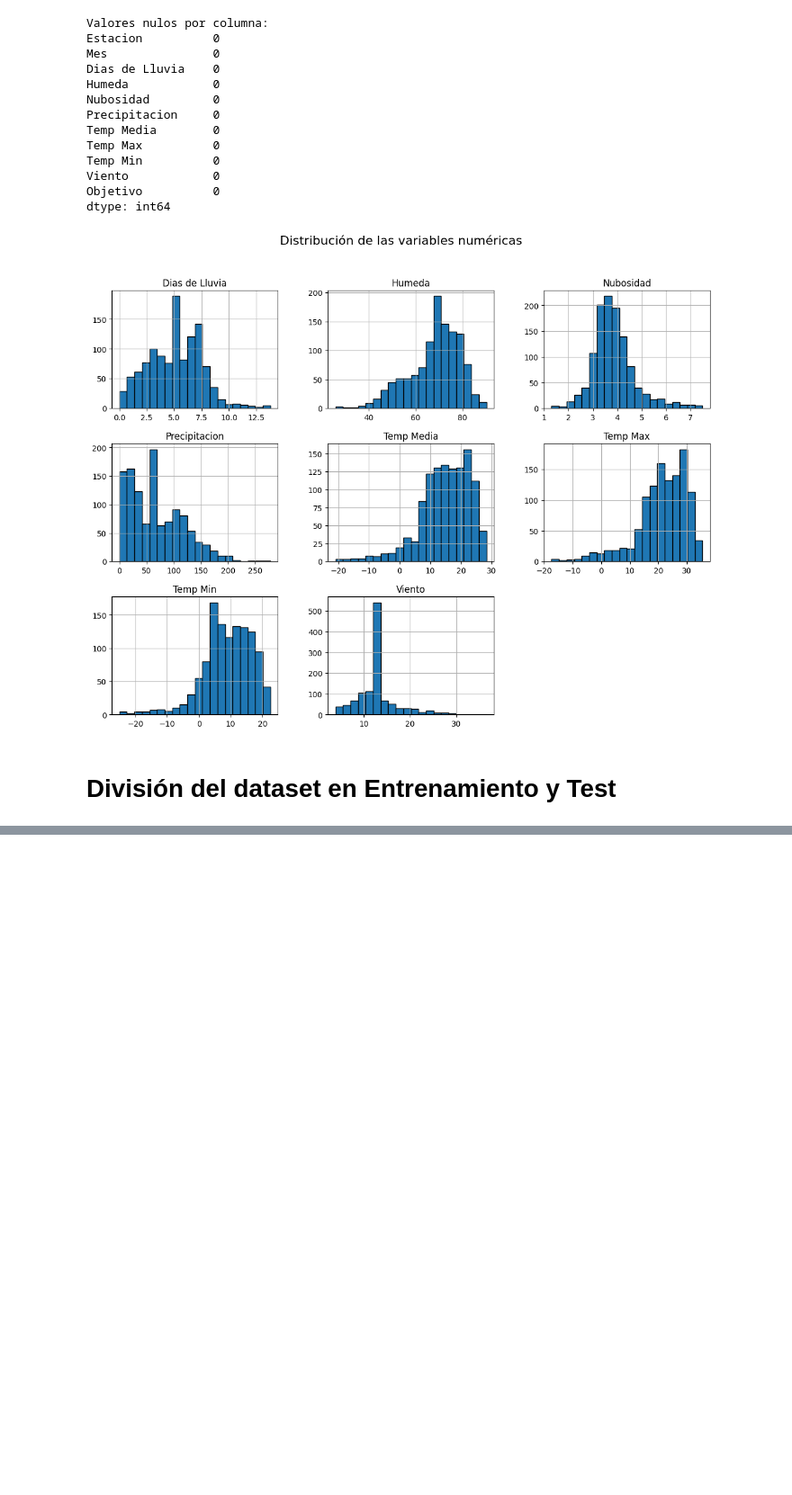
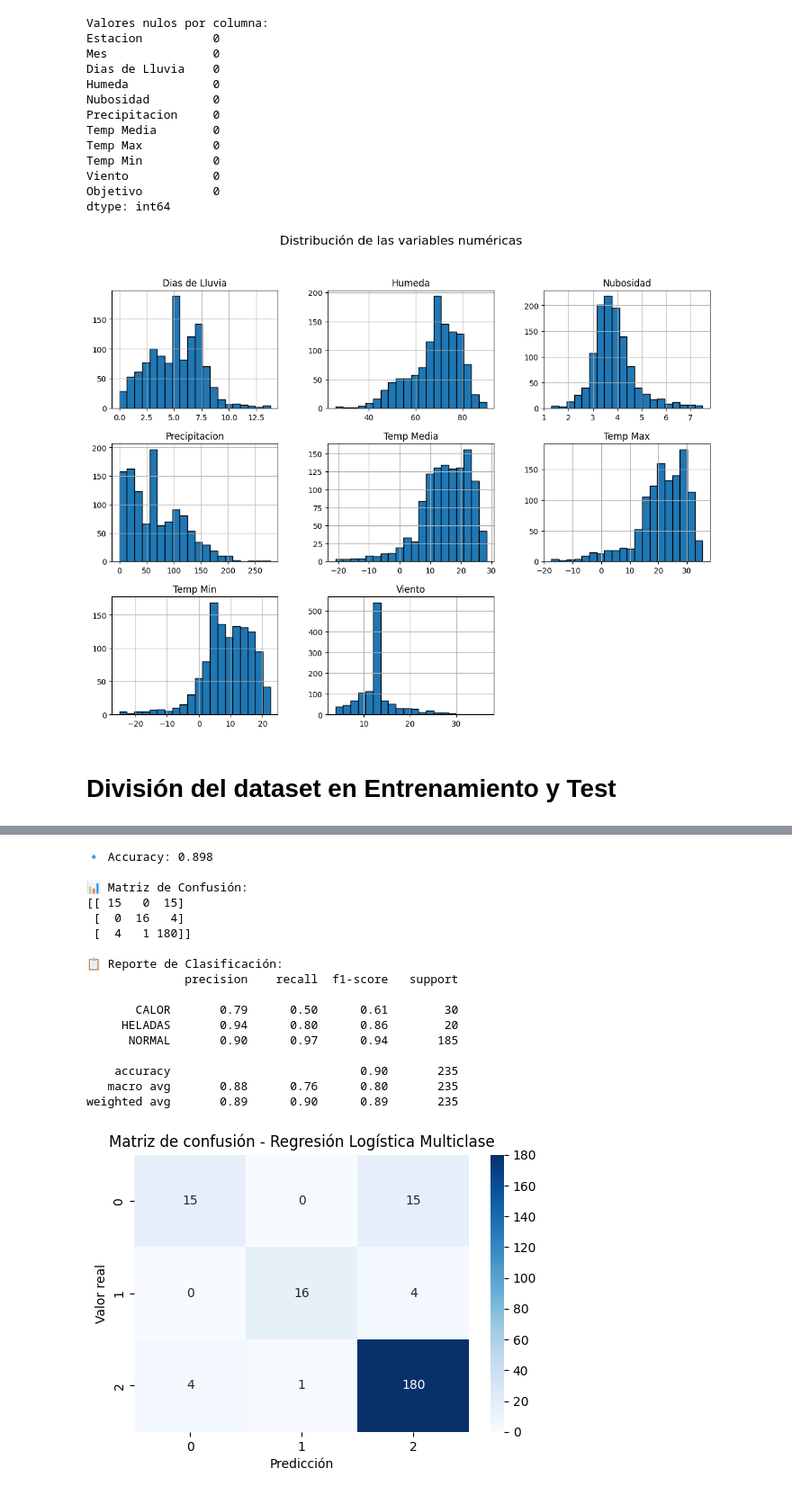
Before and after one commit to MarianoBuet/Aprendizaje-Autom-tico, a Jupyter notebook: Entregas_Parcial/notebooks/Predicción_de__Alertas__Termicas_Modelo3.ipynb, the cells around one changed output, grey strips where cells are left out. Shown at 90% size. Saved outputs shown, nothing was run; the diff lists cells and outputs as text; code cells hidden in the pictures; blank space fills up the shorter version.

Commit message:
Regresion Logistica Multiclase

```diff
--- a/Entregas_Parcial/notebooks/Predicción_de__Alertas__Termicas_Modelo3.ipynb
+++ b/Entregas_Parcial/notebooks/Predicción_de__Alertas__Termicas_Modelo3.ipynb
@@ -369,0 +244,75 @@ weighted avg      0.925     0.928     0.926       235
+# %%
+# ============================================
+# Regresión Logística Multiclase - sin Temp Media/Max/Min
+# ============================================
+
+from sklearn.linear_model import LogisticRegression
+from sklearn.preprocessing import StandardScaler
+from sklearn.metrics import classification_report, confusion_matrix, accuracy_score
+from sklearn.model_selection import train_test_split
+import matplotlib.pyplot as plt
+import seaborn as sns
+
+# 1️⃣ Selección de variables (sin temperaturas)
+cols_excluir = ["Temp Media", "Temp Max", "Temp Min", "Objetivo"]
+X = df.drop(columns=[c for c in cols_excluir if c in df.columns])
+y = df["Objetivo"]
+
+# 2️⃣ Codificación de categóricas y escalado de numéricas
+num_cols = X.select_dtypes(include=["int64", "float64"]).columns
+cat_cols = X.select_dtypes(exclude=["int64", "float64"]).columns
+
+X = pd.get_dummies(X, columns=cat_cols, drop_first=True)
+
+scaler = StandardScaler()
+X[num_cols] = scaler.fit_transform(X[num_cols])
+
+# 3️⃣ División de datos
+X_train, X_test, y_train, y_test = train_test_split(
+    X, y, test_size=0.2, random_state=42, stratify=y
+)
+
+# 4️⃣ Entrenamiento
+log_model = LogisticRegression(
+    multi_class='multinomial',
+    solver='lbfgs',
+    max_iter=1000,
+    random_state=42
+)
+log_model.fit(X_train, y_train)
+
+# 5️⃣ Predicciones y métricas
+y_pred = log_model.predict(X_test)
+
+print("🔹 Accuracy:", round(accuracy_score(y_test, y_pred), 3))
+print("\n📊 Matriz de Confusión:")
+print(confusion_matrix(y_test, y_pred))
+print("\n📋 Reporte de Clasificación:")
+print(classification_report(y_test, y_pred))
+
+# 6️⃣ Visualización de matriz
+plt.figure(figsize=(6,4))
+sns.heatmap(confusion_matrix(y_test, y_pred), annot=True, cmap="Blues", fmt="d")
+plt.title("Matriz de confusión - Regresión Logística Multiclase")
+plt.xlabel("Predicción")
+plt.ylabel("Valor real")
+plt.show()
+# %% [output]
+🔹 Accuracy: 0.898
+
+📊 Matriz de Confusión:
+[[ 15   0  15]
+ [  0  16   4]
+ [  4   1 180]]
+
+📋 Reporte de Clasificación:
+              precision    recall  f1-score   support
+
+       CALOR       0.79      0.50      0.61        30
+     HELADAS       0.94      0.80      0.86        20
+      NORMAL       0.90      0.97      0.94       185
+
+    accuracy                           0.90       235
+   macro avg       0.88      0.76      0.80       235
+weighted avg       0.89      0.90      0.89       235
+[figure, added]
```
Also changed, not shown: parts of 3 cells of this notebook.
